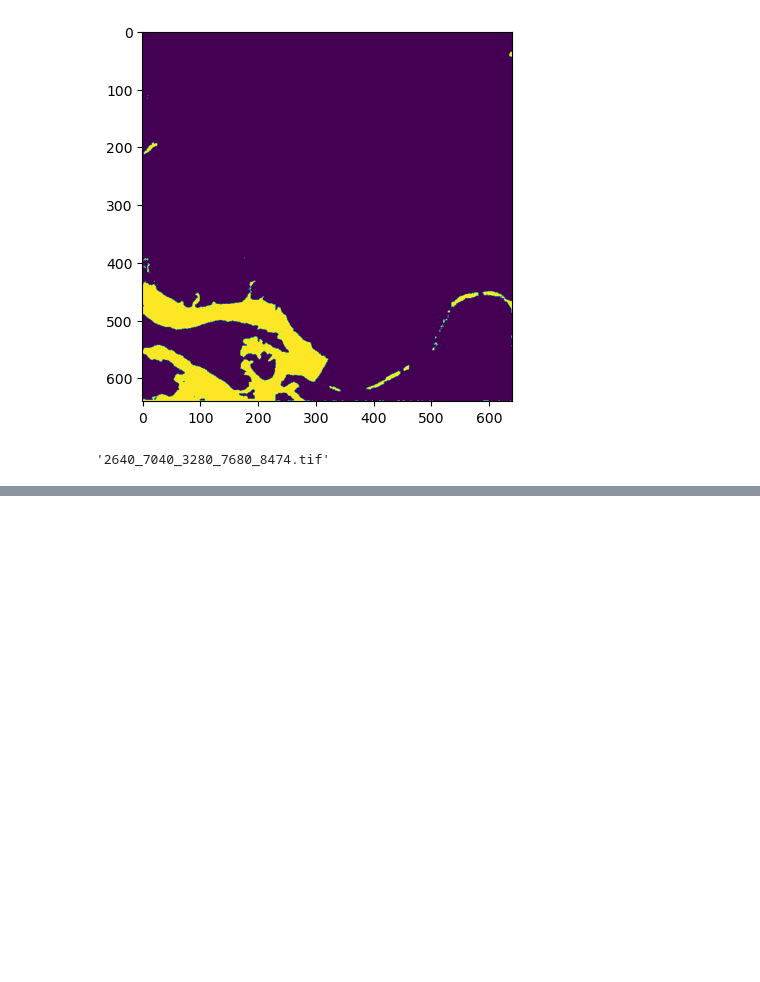
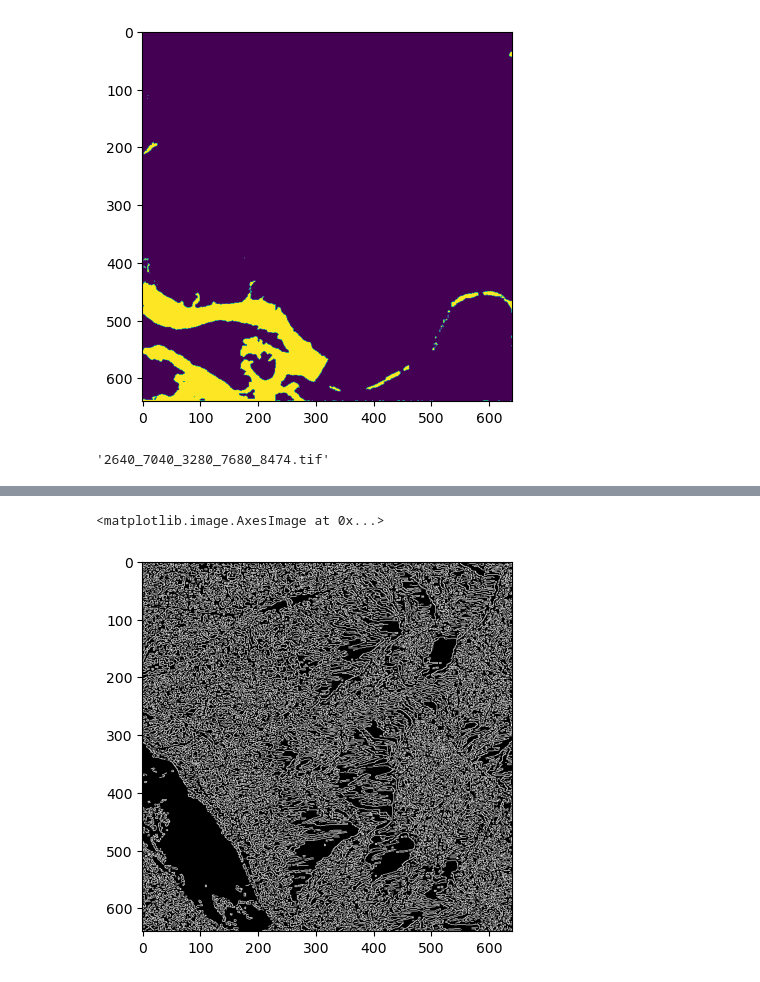
Before and after one commit to gkstlsgp3as/OD-CycleGAN, a Jupyter notebook: make_patches.ipynb, the cells around one changed output, grey strips where cells are left out. Cells and saved outputs as stored; diff of their text form; code cells hidden in the pictures; blank space fills up the shorter version.

```diff
--- a/make_patches.ipynb
+++ b/make_patches.ipynb
@@ -139,0 +178,5 @@ f
+# %%
+plt.imshow(edges, cmap="gray")
+# %% [output]
+<matplotlib.image.AxesImage at 0x...>
+[figure, added]
```
Also changed, not shown: parts of 19 cells of this notebook, 24 other files.
